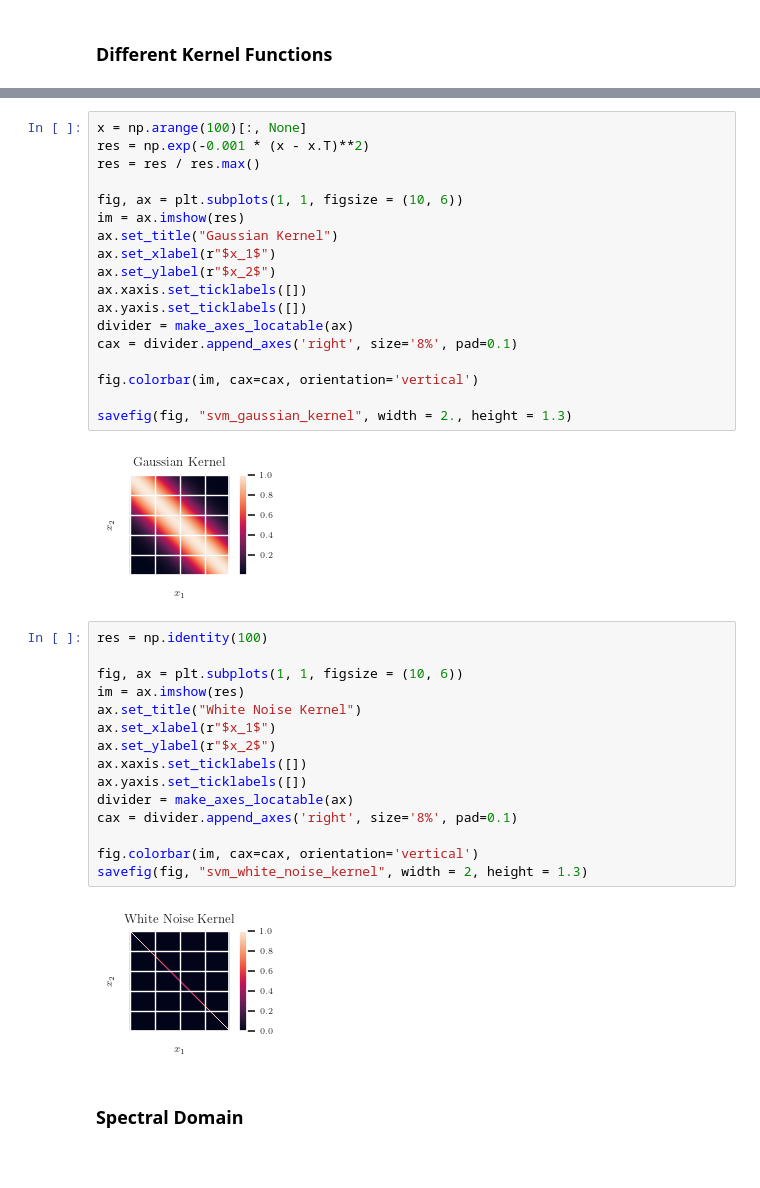
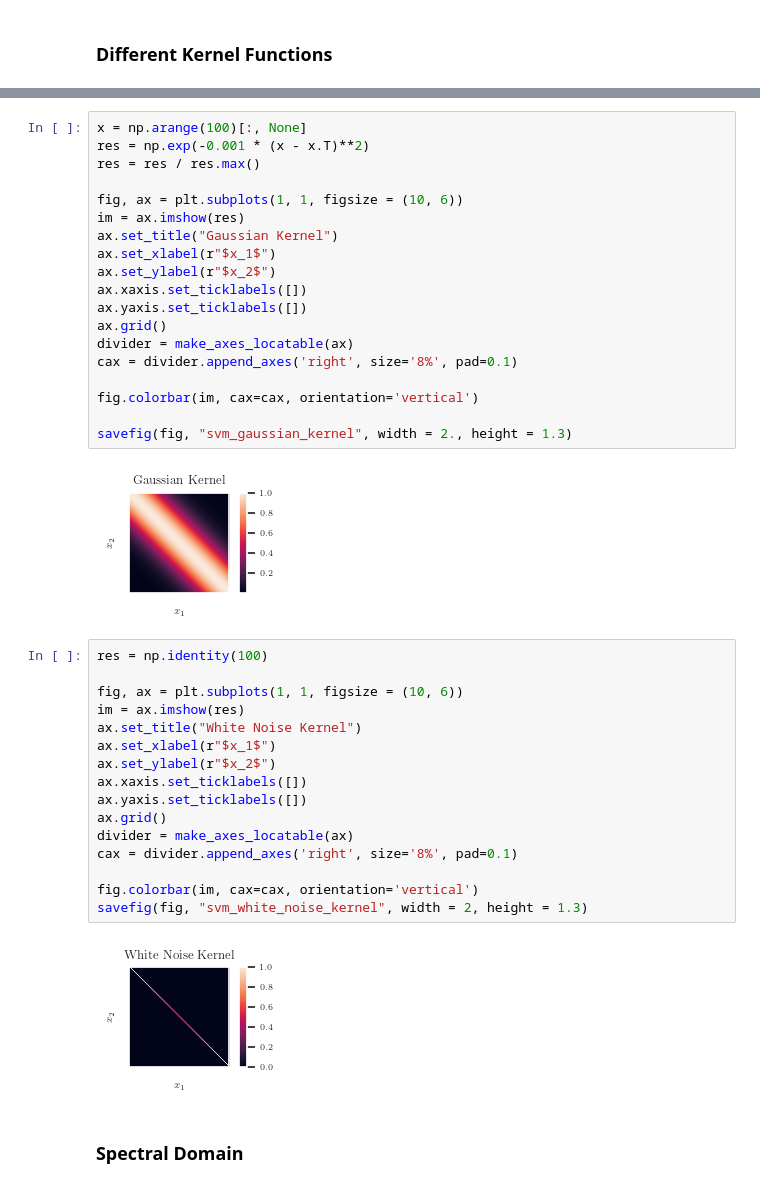
Before and after one commit to TheresaDF/NeuronSpikeEye, a Jupyter notebook: src/visualizations/SVR.ipynb, the cells around one changed output, grey strips where cells are left out. Drawn from its saved outputs; the diff is of its cells as text.

Commit message:
removed grid lines in SVR kernels

```diff
--- a/src/visualizations/SVR.ipynb
+++ b/src/visualizations/SVR.ipynb
@@ -129,6 +130,7 @@ ax.set_xlabel(r"$x_1$")
 ax.set_ylabel(r"$x_2$")
 ax.xaxis.set_ticklabels([])
 ax.yaxis.set_ticklabels([])
+ax.grid()
 divider = make_axes_locatable(ax)
 cax = divider.append_axes('right', size='8%', pad=0.1)
 
@@ -136,24 +138,25 @@ fig.colorbar(im, cax=cax, orientation='vertical')
 
 savefig(fig, "svm_gaussian_kernel", width = 2., height = 1.3)
 # %% [output]
-[figure, old version]
+[figure, new version]
 # %%
 res = np.identity(100)
 
 fig, ax = plt.subplots(1, 1, figsize = (10, 6))
 im = ax.imshow(res)
 ax.set_title("White Noise Kernel")
 ax.set_xlabel(r"$x_1$")
 ax.set_ylabel(r"$x_2$")
 ax.xaxis.set_ticklabels([])
 ax.yaxis.set_ticklabels([])
+ax.grid()
 divider = make_axes_locatable(ax)
 cax = divider.append_axes('right', size='8%', pad=0.1)
 
 fig.colorbar(im, cax=cax, orientation='vertical')
 savefig(fig, "svm_white_noise_kernel", width = 2, height = 1.3)
 # %% [output]
-[figure, old version]
+[figure, new version]
 # %% [markdown]
 ### Spectral Domain
 # %%
```
Also changed, not shown: parts of 4 cells of this notebook.
